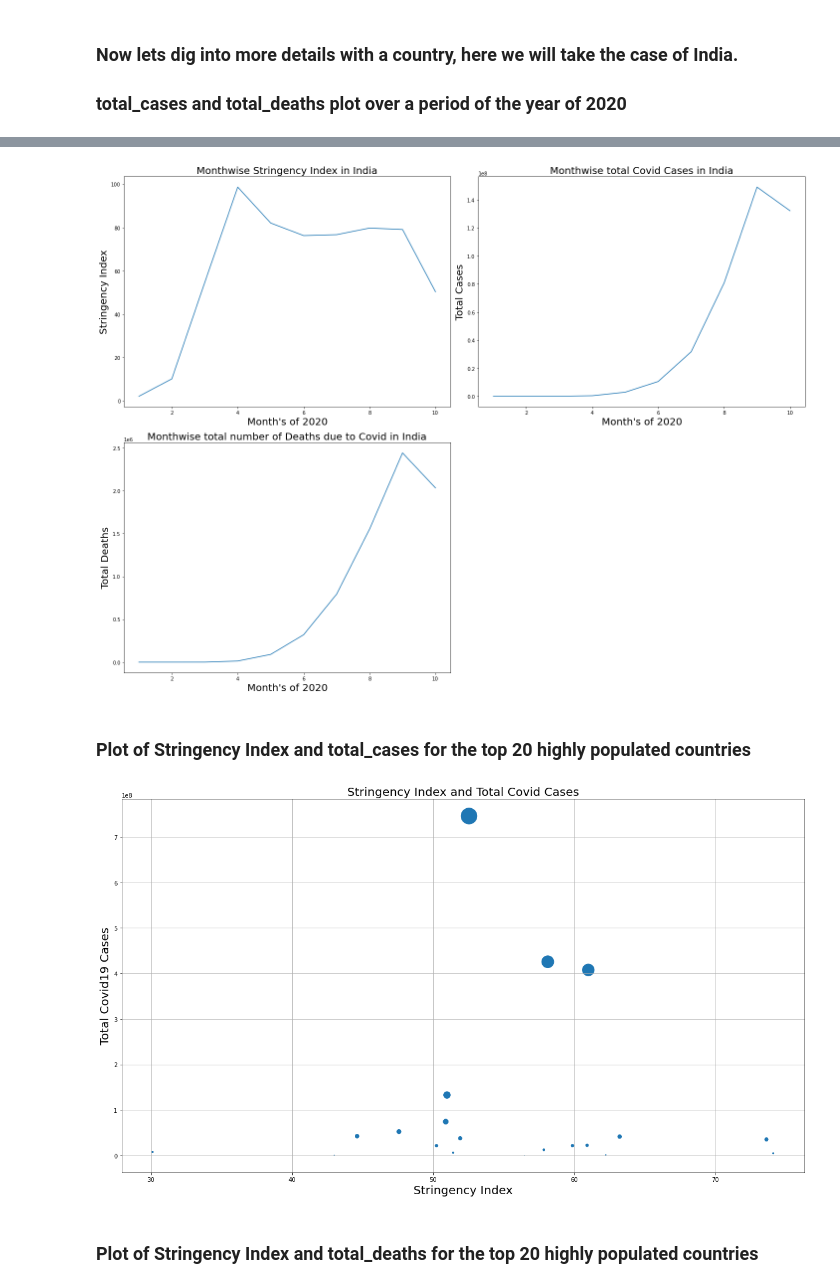
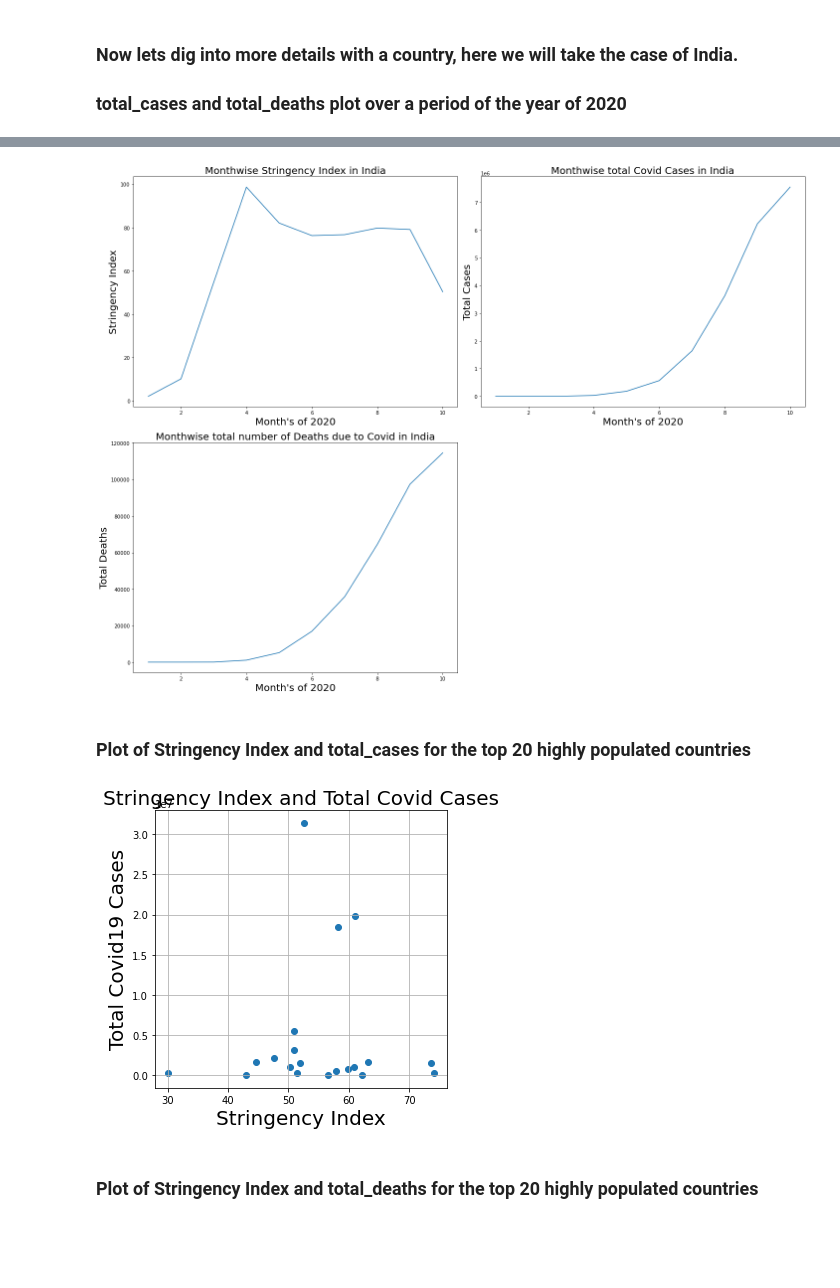
Before and after one commit to Anindita123-code/DataAnalytics, a Jupyter notebook: Final_Project/das_redi_Covid19_Analysis.ipynb, the cells around one changed output, grey strips where cells are left out. Cells and saved outputs as stored; diff of their text form; code cells hidden in the pictures; blank space fills up the shorter version.

```diff
--- a/Final_Project/das_redi_Covid19_Analysis.ipynb
+++ b/Final_Project/das_redi_Covid19_Analysis.ipynb
@@ -229,12 +231,10 @@ df_inter
 ## Grouping the dataset
 ### Grouping the dataset by Location and then my Month, (The month column has been computed and added, this is derived from the Date column)
 # %%
-# df_final.describe
-# df_noduplicates.groupby(["location","month"]).sum()
 df_grouped = df_inter.groupby(['location', 'month'], as_index=False).agg(
     {
-        'total_cases': 'sum',
-        'total_deaths': 'sum',
+        'total_cases': 'max',
+        'total_deaths': 'max',
         'stringency_index': 'mean',
         'population': 'first',
         'gdp_per_capita': 'first',
@@ -523,20 +523,20 @@ ax3.set_title('Monthwise total number of Deaths due to Covid in India', fontsize
 
 plt.tight_layout()
 # %% [output]
-[figure, old version]
+[figure, new version]
 # %% [markdown]
 ### Plot of Stringency Index and total_cases for the top 20 highly populated countries
 # %%
 fig, ax = plt.subplots()
-fig.set_size_inches(17, 10, forward=True)
-ax.scatter(df_selcoun['SI'], df_selcoun['total_cases'], s=df_selcoun['total_cases']*0.000001)
+fig.set_size_inches(5, 5, forward=True)
+ax.scatter(df_selcoun['SI'], df_selcoun['total_cases'])
 ax.set_xlabel('Stringency Index', fontsize=20)
 ax.set_ylabel('Total Covid19 Cases', fontsize=20)
 ax.set_title('Stringency Index and Total Covid Cases', fontsize=20)
 ax.grid(which='both')
 plt.tight_layout()
 # %% [output]
-[figure, old version]
+[figure, new version]
 # %% [markdown]
 ### Plot of Stringency Index and total_deaths for the top 20 highly populated countries
 # %%
```
Also changed, not shown: parts of 16 cells of this notebook, 2 other files.
